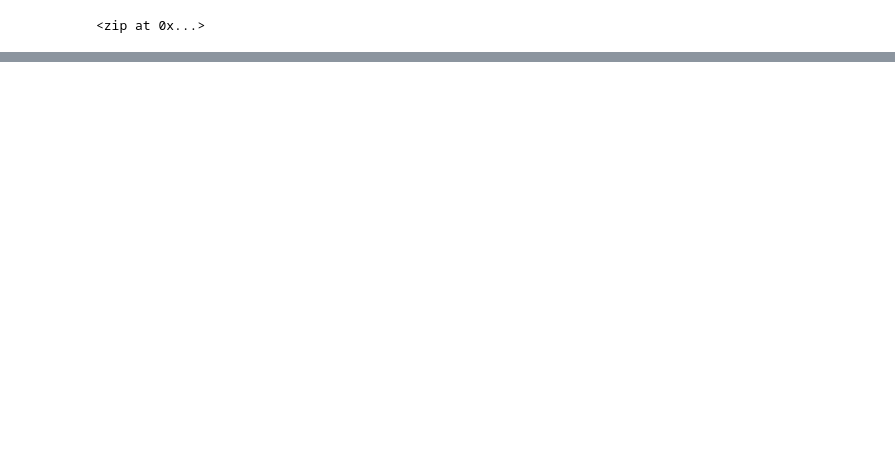
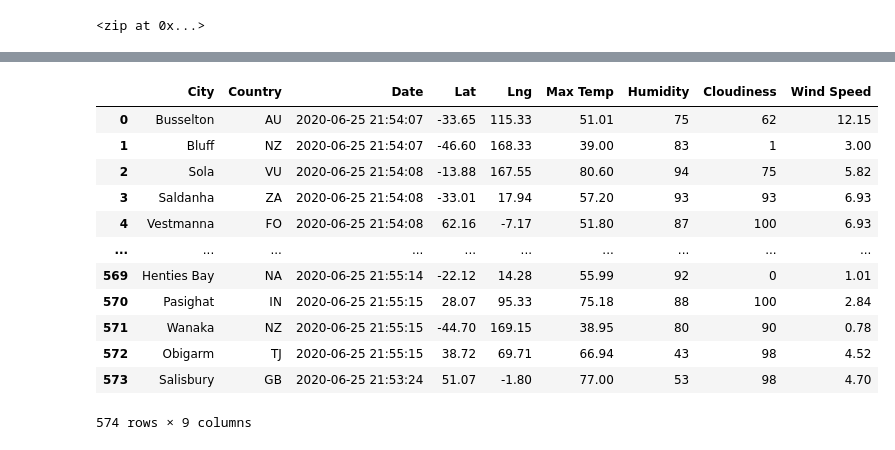
Before and after one commit to daveneldenis/World_Weather_Analysis, a Jupyter notebook: WeatherPy.ipynb, the cells around one changed output, grey strips where cells are left out. Cells and saved outputs as stored; diff of their text form; code cells hidden in the pictures; blank space fills up the shorter version.

```diff
--- a/WeatherPy.ipynb
+++ b/WeatherPy.ipynb
@@ -32,0 +58,4 @@ len(cities)
+# %%
+# Starting URL for Weather Map API Call.
+url = "http://api.openweathermap.org/data/2.5/weather?units=Imperial&APPID=" + weather_api_key
+print(url)
@@ -32,0 +64,10 @@ len(cities)
+# %%
+# Create an empty list to hold the weather data.
+city_data = []
+# Print the beginning of the logging.
+print("Beginning Data Retrieval     ")
+print("-----------------------------")
+
+# Create counters.
+record_count = 1
+set_count = 1
@@ -32,0 +77,10 @@ len(cities)
+# %%
+# Loop through all the cities in our list.
+for i in range(len(cities)):
+
+    # Group cities in sets of 50 for logging purposes.
+    if (i % 50 == 0 and i >= 50):
+        set_count += 1
+        record_count = 1
+    # Create endpoint URL with each city.
+    city_url = url + "&q=" + "i"
@@ -32,0 +158,4 @@ len(cities)
+# %%
+# Convert the array of dictionaries to a Pandas DataFrame.
+city_data_df = pd.DataFrame(city_data)
+city_data_df.head(10)
@@ -32,0 +174,18 @@ len(cities)
+# %%
+new_column_order = ["City", "Country", "Date", "Lat", "Lng", "Max Temp", "Humidity", "Cloudiness", "Wind Speed"]
+city_data_df = city_data_df[new_column_order]
+city_data_df
+# %% [output]
+|  | City | Country | Date | Lat | Lng | Max Temp | Humidity | Cloudiness | Wind Speed |
+| 0 | Busselton | AU | 2020-06-25 21:54:07 | -33.65 | 115.33 | 51.01 | 75 | 62 | 12.15 |
+| 1 | Bluff | NZ | 2020-06-25 21:54:07 | -46.60 | 168.33 | 39.00 | 83 | 1 | 3.00 |
+| 2 | Sola | VU | 2020-06-25 21:54:08 | -13.88 | 167.55 | 80.60 | 94 | 75 | 5.82 |
+| 3 | Saldanha | ZA | 2020-06-25 21:54:08 | -33.01 | 17.94 | 57.20 | 93 | 93 | 6.93 |
+| 4 | Vestmanna | FO | 2020-06-25 21:54:08 | 62.16 | -7.17 | 51.80 | 87 | 100 | 6.93 |
+| ... | ... | ... | ... | ... | ... | ... | ... | ... | ... |
+| 569 | Henties Bay | NA | 2020-06-25 21:55:14 | -22.12 | 14.28 | 55.99 | 92 | 0 | 1.01 |
+| 570 | Pasighat | IN | 2020-06-25 21:55:15 | 28.07 | 95.33 | 75.18 | 88 | 100 | 2.84 |
+| 571 | Wanaka | NZ | 2020-06-25 21:55:15 | -44.70 | 169.15 | 38.95 | 80 | 90 | 0.78 |
+| 572 | Obigarm | TJ | 2020-06-25 21:55:15 | 38.72 | 69.71 | 66.94 | 43 | 98 | 4.52 |
+| 573 | Salisbury | GB | 2020-06-25 21:53:24 | 51.07 | -1.80 | 77.00 | 53 | 98 | 4.70 |
+574 rows × 9 columns
```
Also changed, not shown: parts of 10 cells of this notebook, 3 other files.
